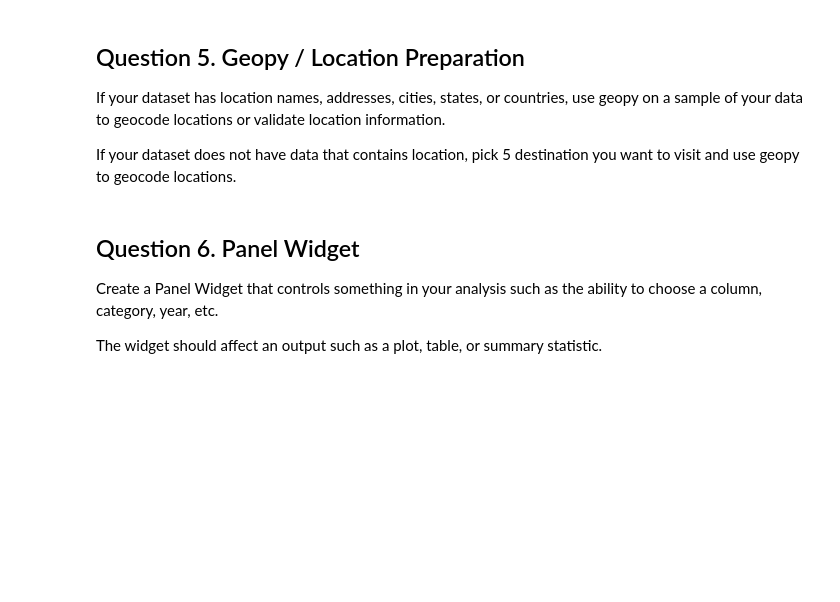
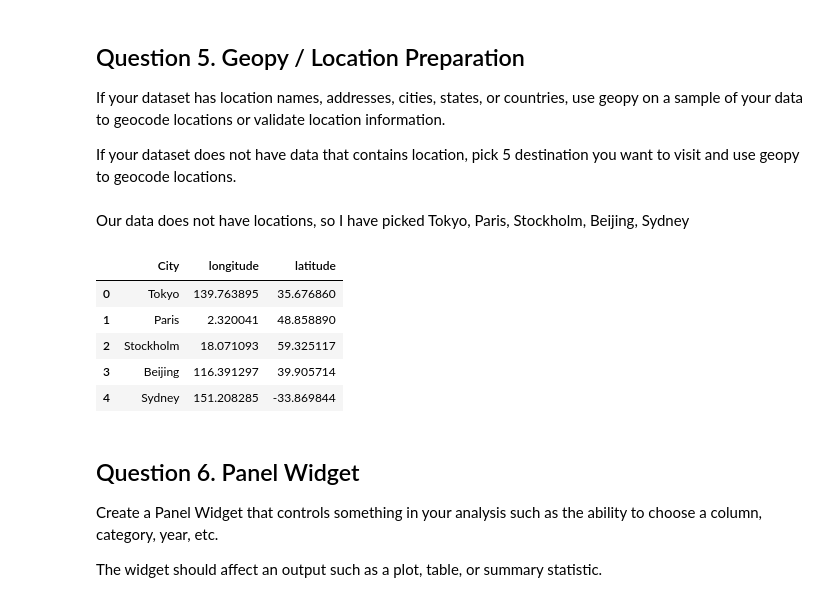
Before and after one commit to CS133-DataVisualization/term-project-group-9, a Jupyter notebook: Project Assignments/P3_interactive.ipynb, the cells around one changed output. Drawn from its saved outputs; the diff is of its cells as text; code cells hidden in the pictures; blank space fills up the shorter version.

```diff
--- a/Project Assignments/P3_interactive.ipynb
+++ b/Project Assignments/P3_interactive.ipynb
@@ -139,8 +165,35 @@ Write code that inspects or prepares the geographic column(s) you may use.
 If your dataset has location names, addresses, cities, states, or countries, use geopy on a sample of your data to geocode locations or validate location information.
 
 If your dataset does not have data that contains location, pick 5 destination you want to visit and use geopy to geocode locations.
+# %% [markdown]
+Our data does not have locations, so I have picked Tokyo, Paris, Stockholm, Beijing, Sydney
 # %%
 # Your code . . .
+# Converted the city destinations into table with city, longitude, and latitude
+
+destinations = {'City': ['Tokyo', 'Paris', 'Stockholm', 'Beijing', 'Sydney']}
+geolocator = Nominatim(user_agent="CS133")
+longitude = []
+latitude = []
+df = pd.DataFrame(destinations)
+# df
+x = {}
+for location in destinations['City']:
+    x[location] = geolocator.geocode(location)
+    longitude.append(x[location].longitude)
+    latitude.append(x[location].latitude)
+
+
+df['longitude'] = longitude
+df['latitude'] = latitude
+df
+# %% [output]
+|  | City | longitude | latitude |
+| 0 | Tokyo | 139.763895 | 35.676860 |
+| 1 | Paris | 2.320041 | 48.858890 |
+| 2 | Stockholm | 18.071093 | 59.325117 |
+| 3 | Beijing | 116.391297 | 39.905714 |
+| 4 | Sydney | 151.208285 | -33.869844 |
 # %% [markdown]
 ## Question 6. Panel Widget
 
```
Also changed, not shown: parts of 3 cells of this notebook.
